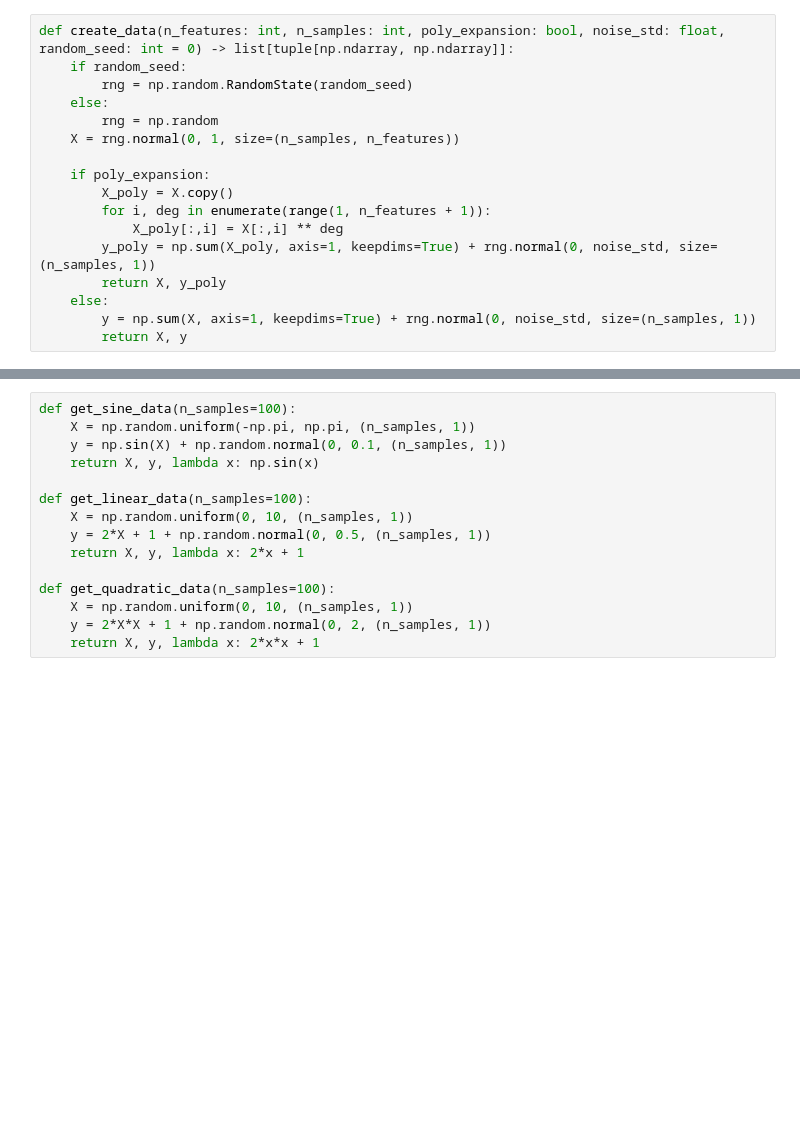
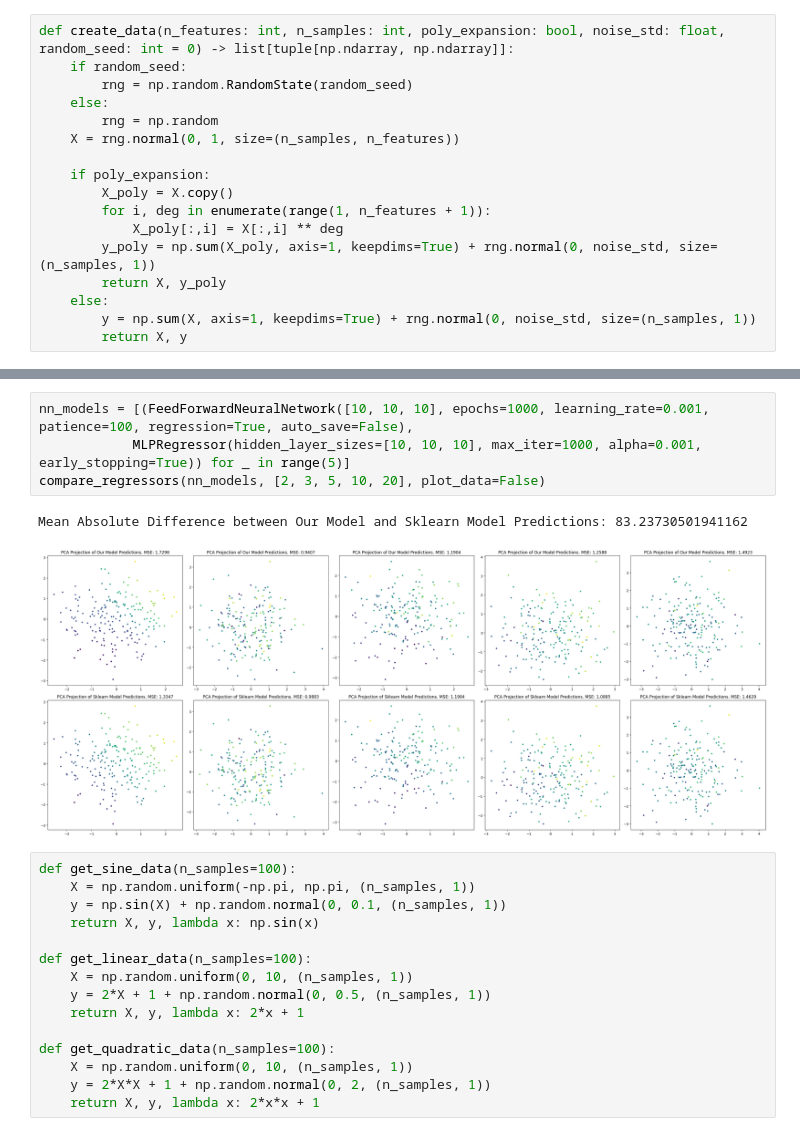
Before and after one commit to SAKULAK/ITU-MachineLearning-FinalProject-Couriers, a Jupyter notebook: correctness_tests.ipynb, the cells around one changed output, grey strips where cells are left out. Cells and saved outputs as stored; diff of their text form; blank space fills up the shorter version.

```diff
--- a/correctness_tests.ipynb
+++ b/correctness_tests.ipynb
@@ -165,3 +91,10 @@ Mean Absolute Difference between Our Model and Sklearn Model Predictions: 78.165
+# %%
+nn_models = [(FeedForwardNeuralNetwork([10, 10, 10], epochs=1000, learning_rate=0.001, patience=100, regression=True, auto_save=False),
+            MLPRegressor(hidden_layer_sizes=[10, 10, 10], max_iter=1000, alpha=0.001, early_stopping=True)) for _ in range(5)]
+compare_regressors(nn_models, [2, 3, 5, 10, 20], plot_data=False)
+# %% [output]
+Mean Absolute Difference between Our Model and Sklearn Model Predictions: 83.23730501941162
+[figure, added]
 # %%
 def get_sine_data(n_samples=100):
     X = np.random.uniform(-np.pi, np.pi, (n_samples, 1))
```
Also changed, not shown: parts of 13 cells of this notebook.
